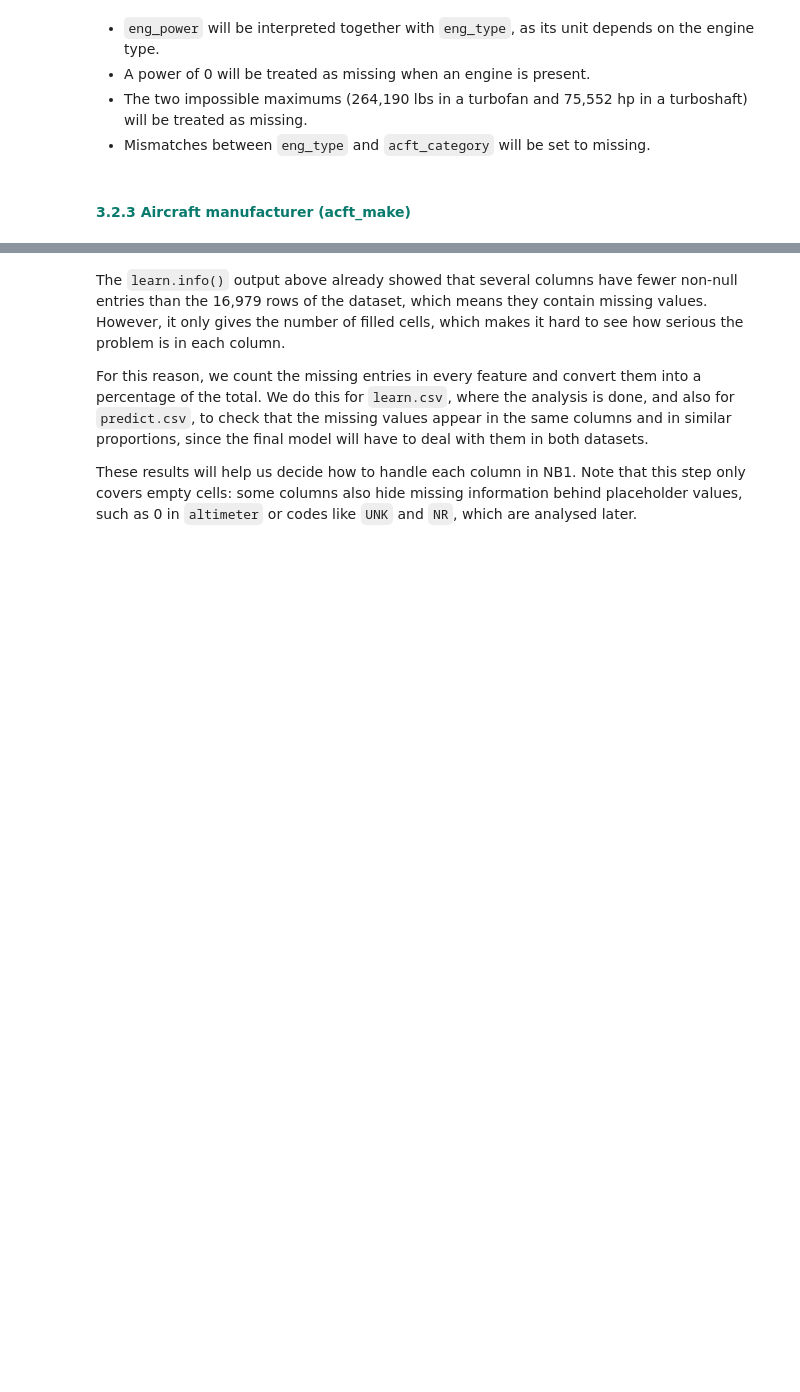
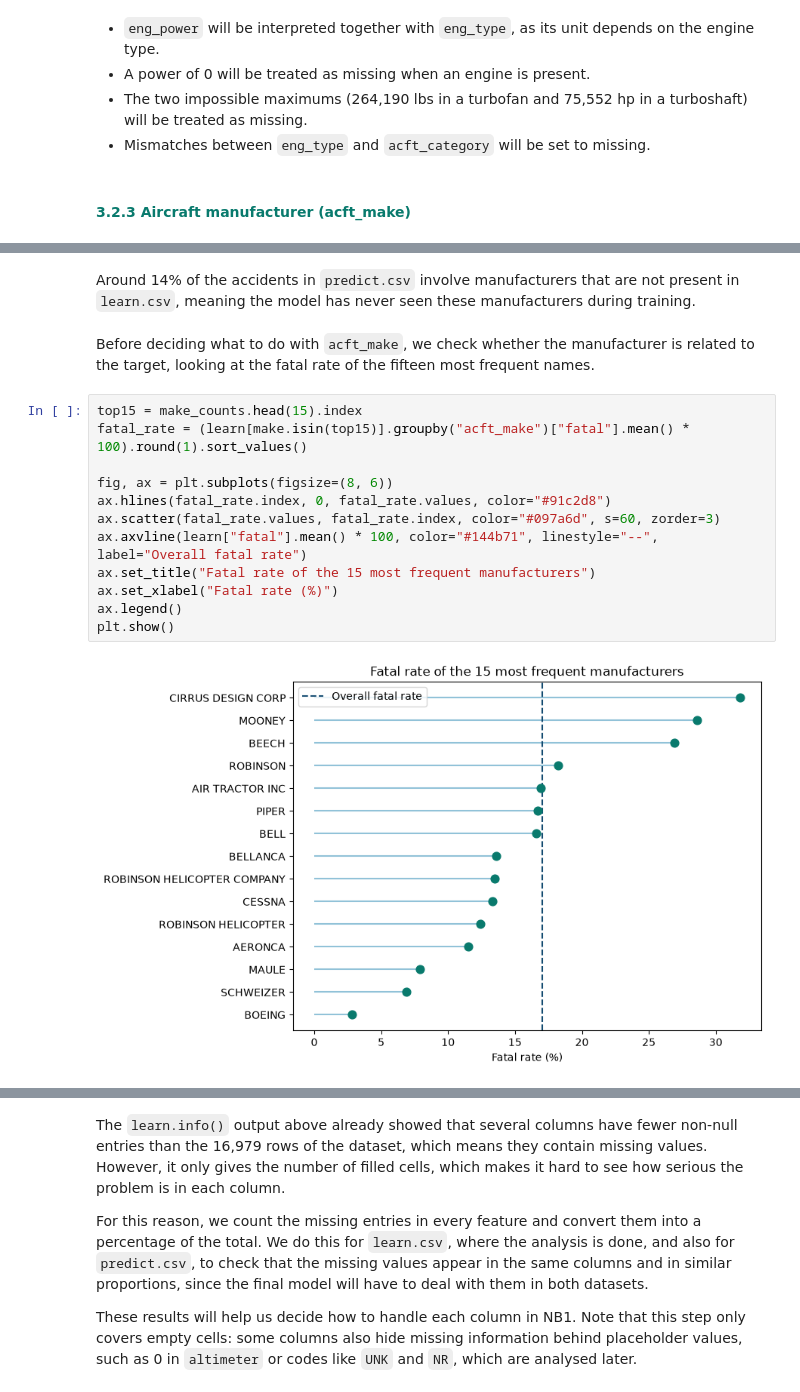
Before and after one commit to martim-dot/ML_Project, a Jupyter notebook: primeiraparte.ipynb, the cells around one changed output, grey strips where cells are left out. Saved outputs shown, nothing was run; the diff lists cells and outputs as text; blank space fills up the shorter version.

```diff
--- a/primeiraparte.ipynb
+++ b/primeiraparte.ipynb
@@ -768,0 +868,18 @@ make_counts.head(10)
+# %% [markdown]
+Around 14% of the accidents in `predict.csv` involve manufacturers that are not present in `learn.csv`, meaning the model has never seen these manufacturers during training.
+# %% [markdown]
+Before deciding what to do with `acft_make`, we check whether the manufacturer is related to the target, looking at the fatal rate of the fifteen most frequent names.
+# %%
+top15 = make_counts.head(15).index
+fatal_rate = (learn[make.isin(top15)].groupby("acft_make")["fatal"].mean() * 100).round(1).sort_values()
+
+fig, ax = plt.subplots(figsize=(8, 6))
+ax.hlines(fatal_rate.index, 0, fatal_rate.values, color="#91c2d8")
+ax.scatter(fatal_rate.values, fatal_rate.index, color="#097a6d", s=60, zorder=3)
+ax.axvline(learn["fatal"].mean() * 100, color="#144b71", linestyle="--", label="Overall fatal rate")
+ax.set_title("Fatal rate of the 15 most frequent manufacturers")
+ax.set_xlabel("Fatal rate (%)")
+ax.legend()
+plt.show()
+# %% [output]
+[figure, added]
```
Also changed, not shown: parts of 59 cells of this notebook.
